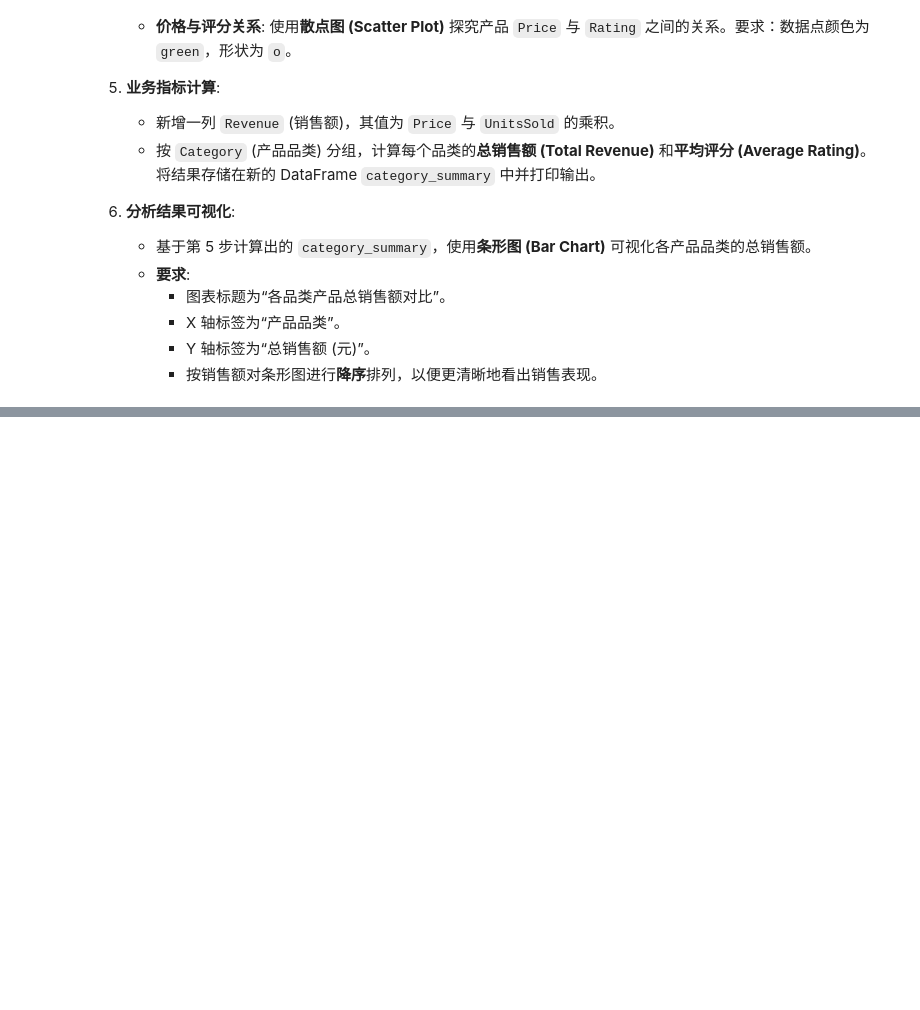
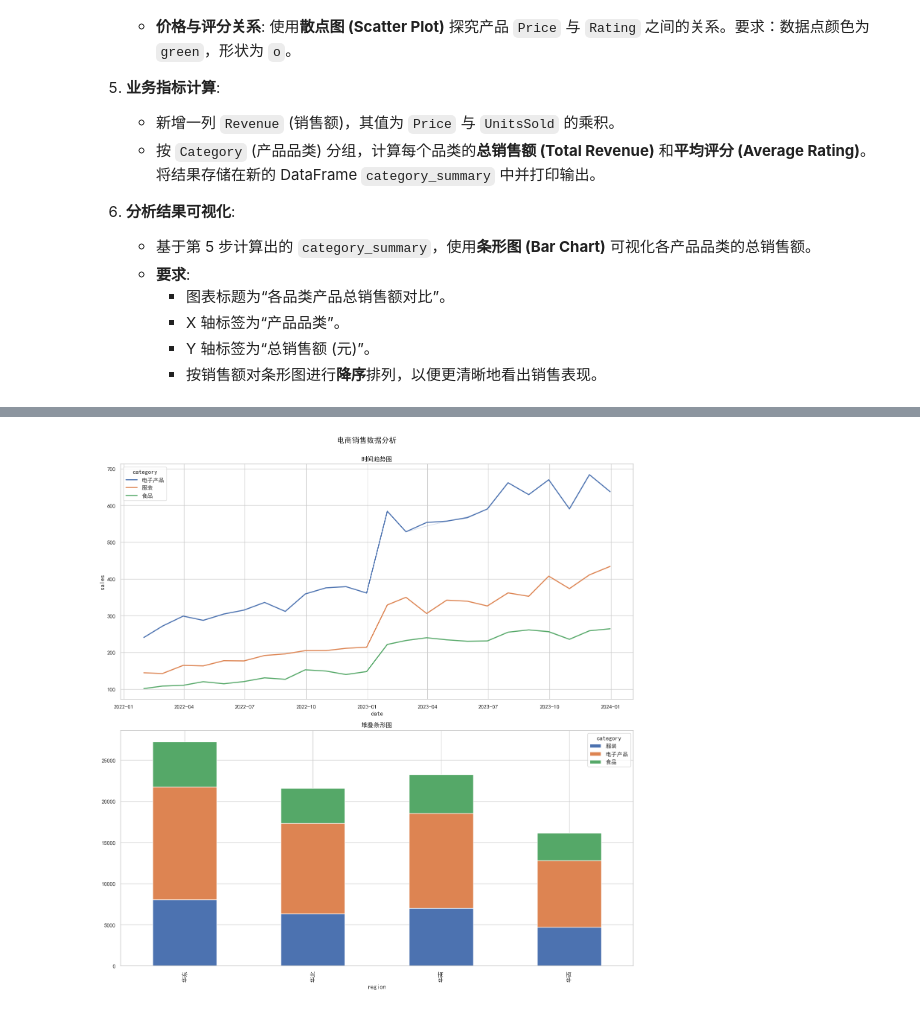
Before and after one commit to yt-x/ds_learn, a Jupyter notebook: practice/practice2.ipynb, the cells around one changed output, grey strips where cells are left out. Drawn from its saved outputs; the diff is of its cells as text; code cells hidden in the pictures; blank space fills up the shorter version.

```diff
--- a/practice/practice2.ipynb
+++ b/practice/practice2.ipynb
@@ -673,0 +1094,13 @@ Text(0, 0.5, '总销售额 (元)')
+# %%
+import pandas as pd
+import numpy as np
+import matplotlib.pyplot as plt
+import seaborn as sns
+
+sns.set_theme(style="whitegrid")
+
+plt.rcParams['font.sans-serif'] = 'SimHei'
+plt.rcParams['axes.unicode_minus'] = False
+# %%
+df = pd.read_excel(r'csv\sale.xlsx')
+df.info()
@@ -673,0 +1121,16 @@ Text(0, 0.5, '总销售额 (元)')
+# %%
+fig, axs = plt.subplots(2, 1 ,figsize=(16,16))
+ax1, ax2 = axs[0], axs[1]
+sns.lineplot(data=df, x='date', y='sales', hue='category', errorbar=('ci', 0.95), linewidth=2, ax=ax1, err_style='band')
+ax1.set_title("时间趋势图")
+
+pivot_df = pd.pivot_table(data=df, values='sales', aggfunc='sum', index='region', columns='category')
+pivot_df.plot(kind='bar',stacked=True, ax=ax2)
+ax2.set_title("堆叠条形图")
+
+plt.tight_layout(pad=5, h_pad=1)
+plt.suptitle("电商销售数据分析")
+plt.savefig(r"png/ecommerce_analysis.png", dpi=300, bbox_inches="tight")
+plt.show()
+# %% [output]
+[figure, added]
```
Also changed, not shown: parts of 59 cells of this notebook, 18 other files.
